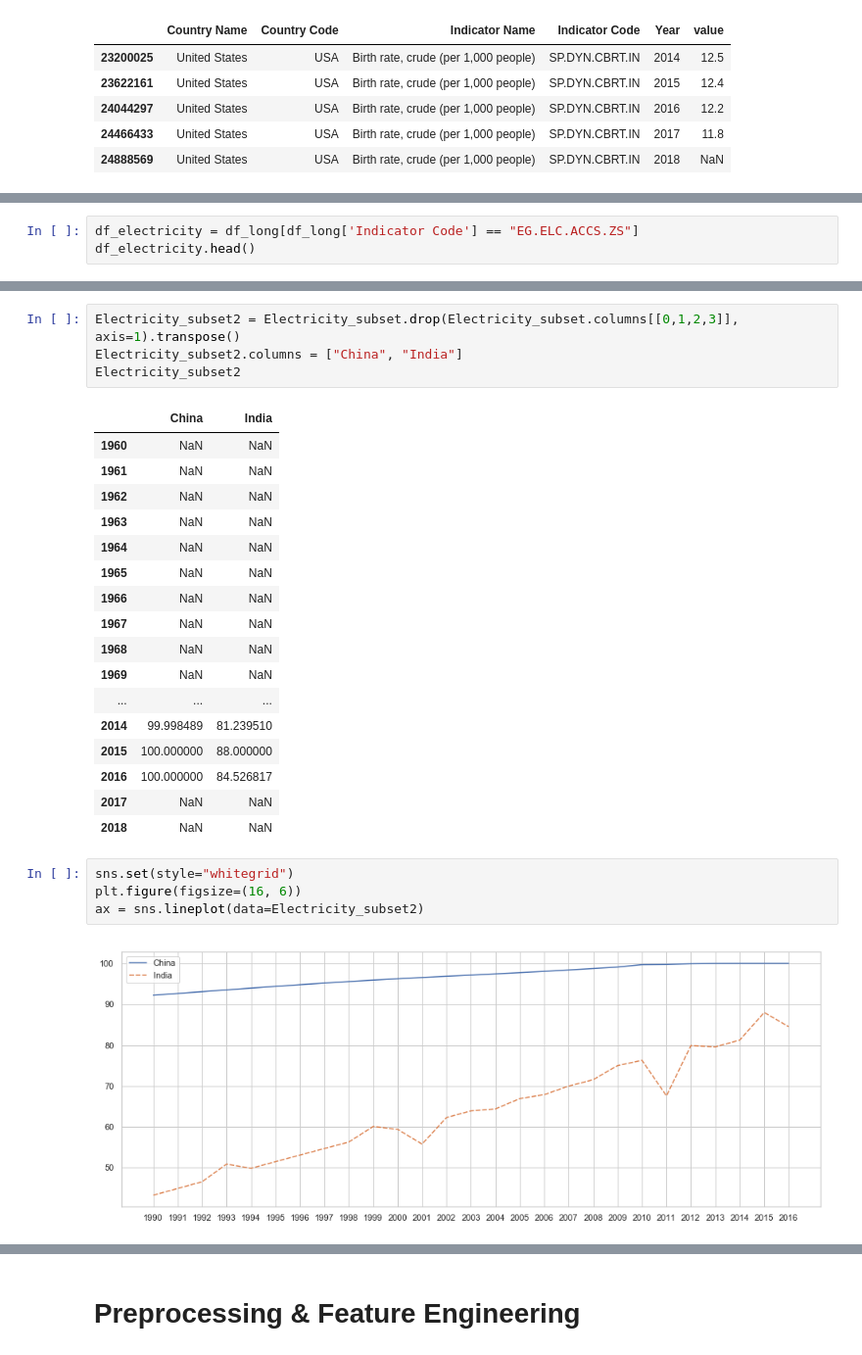
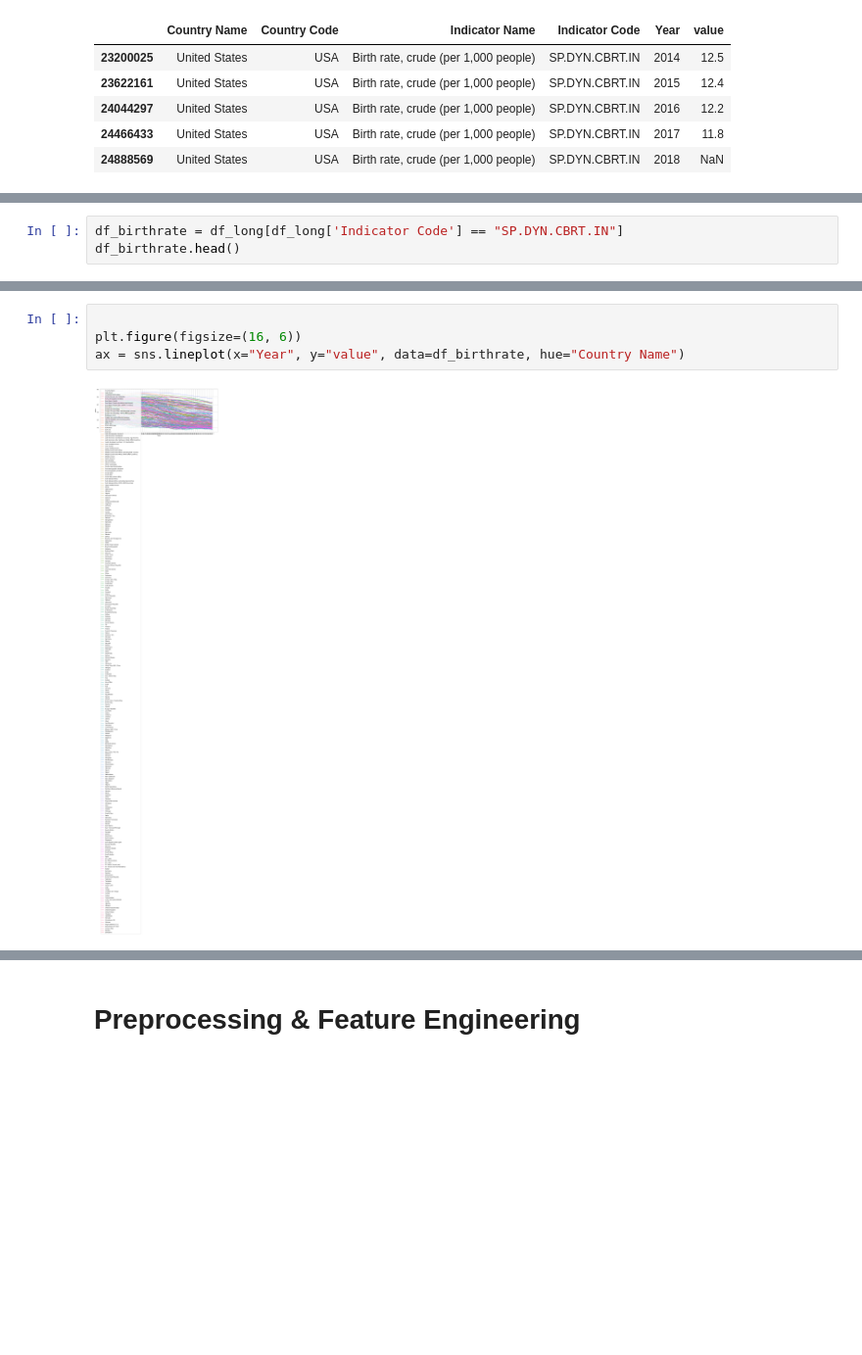
Before and after one commit to taramullin/Capstone, a Jupyter notebook: Capstone - Development Indicators.ipynb, the cells around one changed output, grey strips where cells are left out. Shown at 98% size. Saved outputs shown, nothing was run; the diff lists cells and outputs as text; blank space fills up the shorter version.

Commit message:
indicators of interest

```diff
--- a/Capstone - Development Indicators.ipynb
+++ b/Capstone - Development Indicators.ipynb
@@ -120,5 +122,5 @@ plt.show()
 # %%
-df_electricity = df_long[df_long['Indicator Code'] == "EG.ELC.ACCS.ZS"]
-df_electricity.head()
+df_birthrate = df_long[df_long['Indicator Code'] == "SP.DYN.CBRT.IN"]
+df_birthrate.head()
 # %% [output]
 |  | Country Name | Country Code | Indicator Name | Indicator Code | Year | value |
@@ -171,28 +132,6 @@ Electricity_subset.head()
-# %%
-Electricity_subset2 = Electricity_subset.drop(Electricity_subset.columns[[0,1,2,3]], axis=1).transpose()
-Electricity_subset2.columns = ["China", "India"]
-Electricity_subset2
-# %% [output]
-|  | China | India |
-| 1960 | NaN | NaN |
-| 1961 | NaN | NaN |
-| 1962 | NaN | NaN |
-| 1963 | NaN | NaN |
-| 1964 | NaN | NaN |
-| 1965 | NaN | NaN |
-| 1966 | NaN | NaN |
-| 1967 | NaN | NaN |
-| 1968 | NaN | NaN |
-| 1969 | NaN | NaN |
-| ... | ... | ... |
-| 2014 | 99.998489 | 81.239510 |
-| 2015 | 100.000000 | 88.000000 |
-| 2016 | 100.000000 | 84.526817 |
-| 2017 | NaN | NaN |
-| 2018 | NaN | NaN |
 # %%
-sns.set(style="whitegrid")
+
 plt.figure(figsize=(16, 6))
-ax = sns.lineplot(data=Electricity_subset2)
+ax = sns.lineplot(x="Year", y="value", data=df_birthrate, hue="Country Name")
 # %% [output]
-[figure, old version]
+[figure, new version]
```
Also changed, not shown: parts of 34 cells of this notebook.
